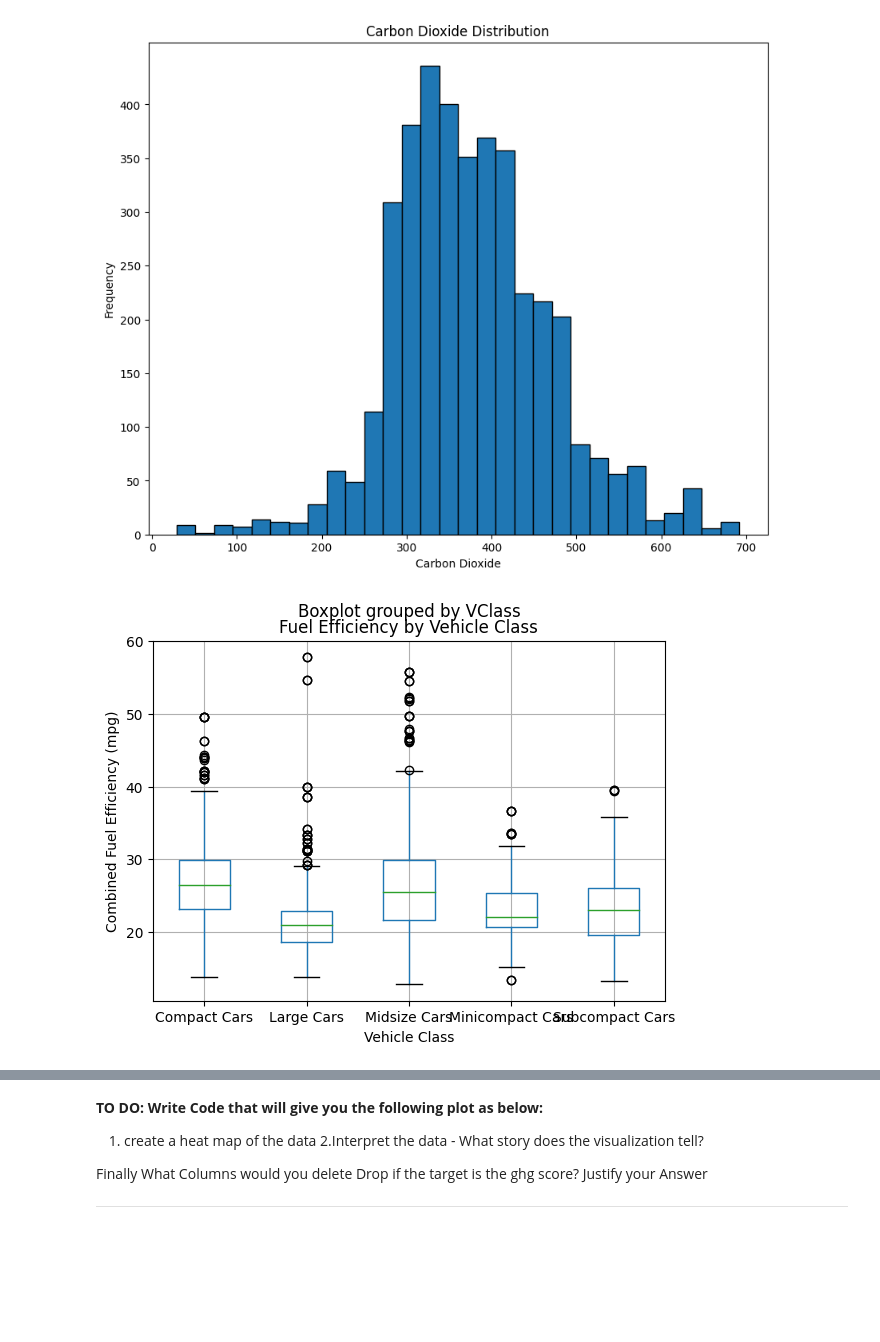
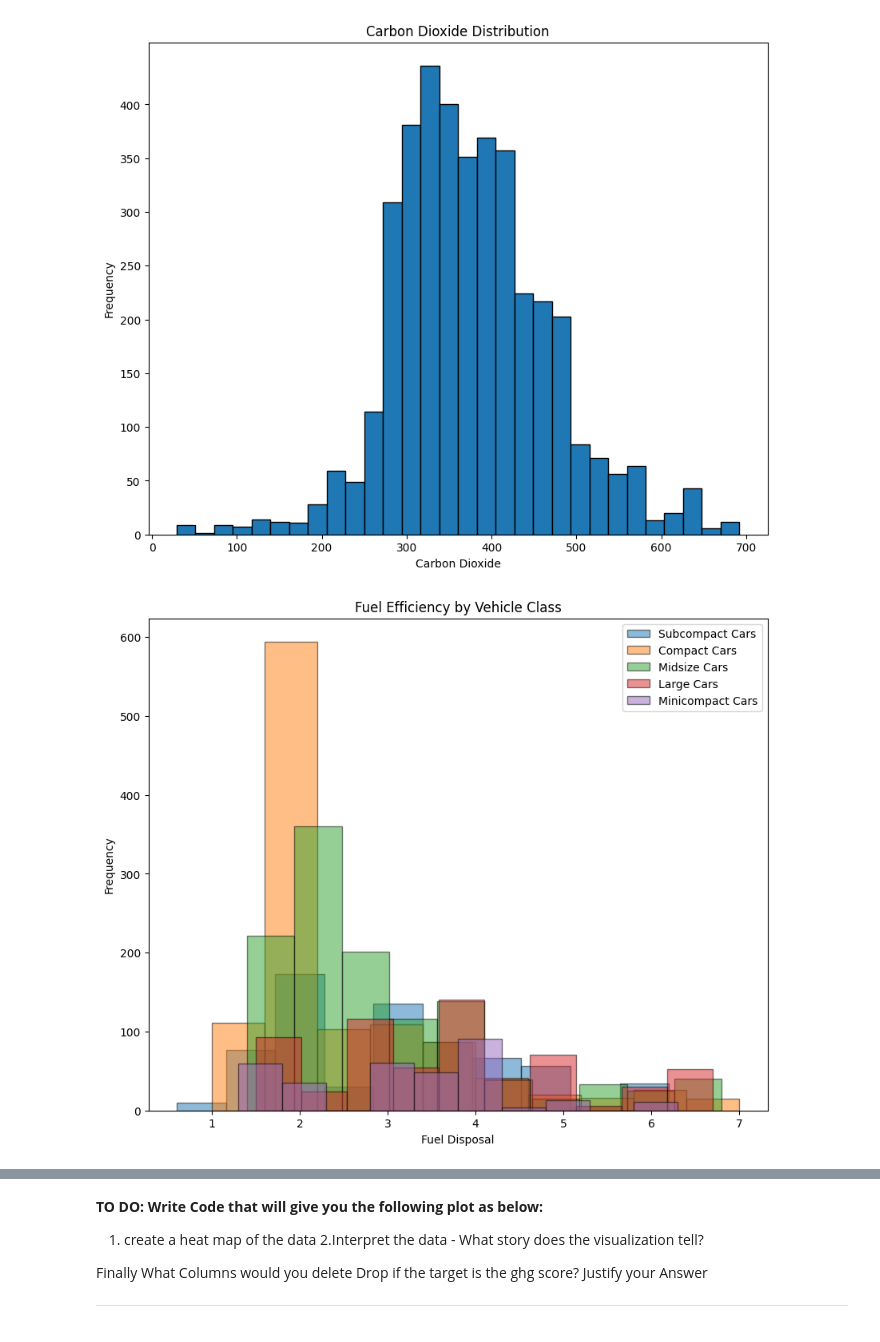
Before and after one commit to glenmiracle18/plotting_assignment, a Jupyter notebook: plotting_notebook.ipynb, the cells around one changed output, grey strips where cells are left out. Drawn from its saved outputs; the diff is of its cells as text; code cells hidden in the pictures; blank space fills up the shorter version.

```diff
--- a/plotting_notebook.ipynb
+++ b/plotting_notebook.ipynb
@@ -84,14 +84,18 @@ plt.ylabel('Frequency')
 plt.show()
 # %% [output]
 [figure]
-# %%
-# Fuel Efficiency by Vehicle Class
-
-df.boxplot(column='comb', by='VClass')
-plt.xlabel('Vehicle Class')
-plt.ylabel('Combined Fuel Efficiency (mpg)')
-_ = plt.title('Fuel Efficiency by Vehicle Class')
-# %% [output]
-[figure, removed]
+# %%
+# Create histogram
+plt.figure(figsize=(10, 8))
+# loop through each unique vclass and plot for each
+for vclass in df['VClass'].unique():
+    plt.hist(df[df['VClass'] == vclass]['displ'], bins=10, edgecolor='black', alpha=0.5, label=vclass)
+plt.xlabel('Fuel Disposal')
+plt.ylabel('Frequency')
+plt.title('Fuel Efficiency by Vehicle Class')
+plt.legend()
+plt.show()
+# %% [output]
+[figure, added]
 # %%
 # Carbon emission vs engine displacement
```
Also changed, not shown: parts of 2 cells of this notebook, 1 other file.
